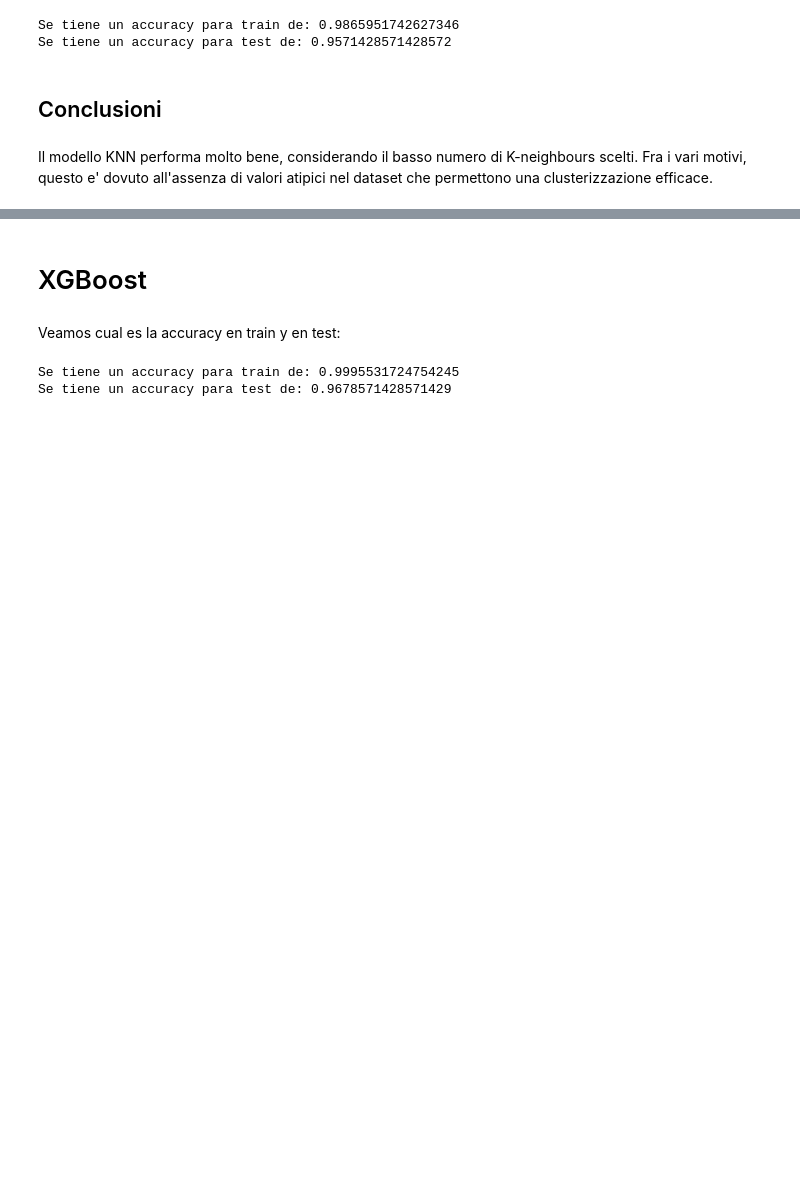
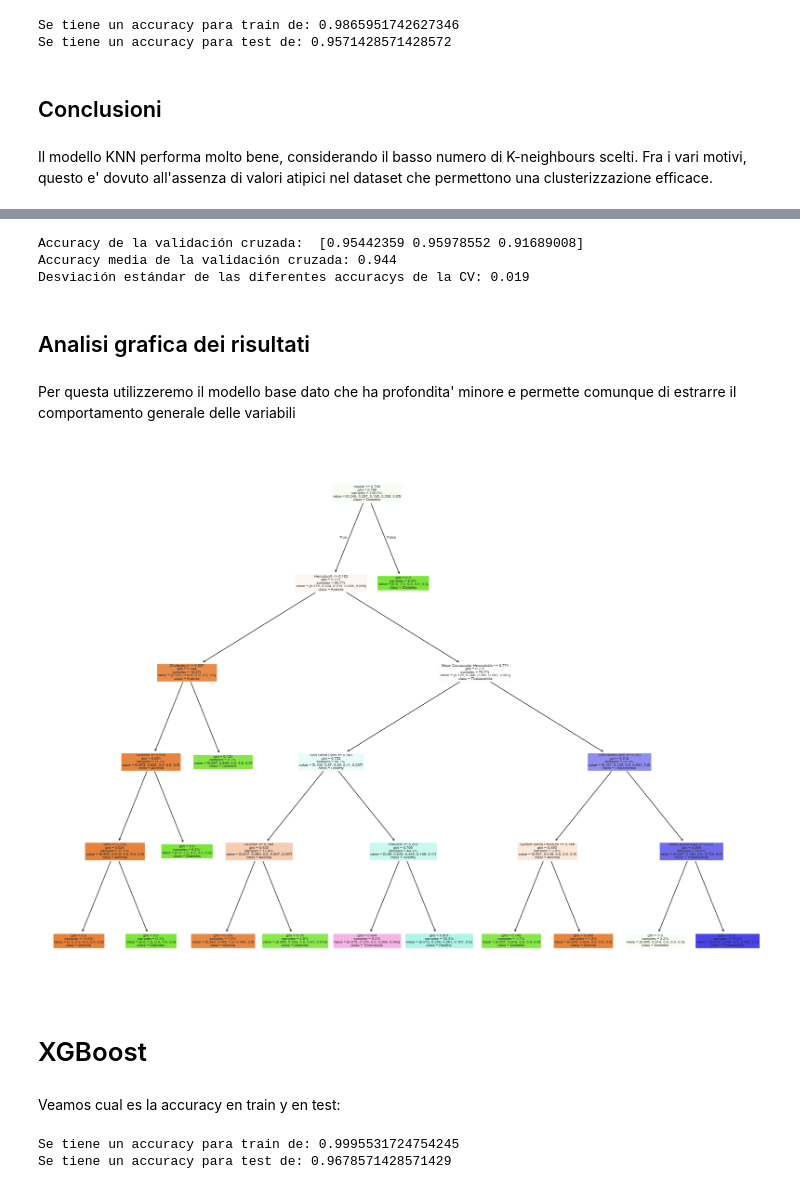
Before and after one commit to mariasuarezq/Multi_Agent_Model_for_Disease_Diagnosis_and_Classification, a Jupyter notebook: src/models_training/disease_classification/disease_classification.ipynb, the cells around one changed output, grey strips where cells are left out. Cells and saved outputs as stored; diff of their text form; code cells hidden in the pictures; blank space fills up the shorter version.

Commit message:
created tree classification

```diff
--- a/src/models_training/disease_classification/disease_classification.ipynb
+++ b/src/models_training/disease_classification/disease_classification.ipynb
@@ -415,0 +426,3 @@ Il modello KNN performa molto bene, considerando il basso numero di K-neighbours
+# %%
+arbol1 = DecisionTreeClassifier(min_samples_split=30, criterion='gini', max_depth = 5)
+arbol1.fit(X_train, y_train)
@@ -415,0 +460,16 @@ Il modello KNN performa molto bene, considerando il basso numero di K-neighbours
+# %%
+#cpp_alpha es el parámetro de complejidad, el cual establece “penalizaciones” si se producen muchas divisiones. Cuanto más alto
+# más pequeño será el árbol. Lo insertamos entre los parámetros para evitar overfitting
+params = {
+    'max_depth': [5, 10, 20],
+    'min_samples_split': [10, 30, 50],
+    'criterion': ["gini", "entropy"],  # son estos criterios porque las variables son categóricas
+    'ccp_alpha': [0.001, 0.005, 0.015]
+}
+scoring_metrics = ['accuracy', 'precision_macro', 'recall_macro', 'f1_macro']
+
+# cv = crossvalidation
+grid_search = GridSearchCV(estimator=arbol1,
+                           param_grid=params,
+                           cv=3, scoring = scoring_metrics, refit='accuracy')
+grid_search.fit(X_train, y_train)
@@ -415,0 +489,4 @@ Il modello KNN performa molto bene, considerando il basso numero di K-neighbours
+# %%
+results = pd.DataFrame(grid_search.cv_results_)
+accuracy_best_params = results.sort_values('rank_test_accuracy').iloc[0].params
+accuracy_best_params
@@ -415,0 +498,10 @@ Il modello KNN performa molto bene, considerando il basso numero di K-neighbours
+# %%
+best_model_tree = DecisionTreeClassifier(**accuracy_best_params)
+best_model_tree.fit(X_train, y_train)
+y_train_pred = best_model_tree.predict(X_train)
+y_test_pred = best_model_tree.predict(X_test)
+
+print("\nclassification_report train:")
+print(classification_report(y_train, y_train_pred))
+print("\nclassification_report test:")
+print(classification_report(y_test, y_test_pred))
@@ -416,3 +526,26 @@ Il modello KNN performa molto bene, considerando il basso numero di K-neighbours
+# %%
+cv_scores = cross_val_score(best_model_tree, X_train, y_train_encoded, cv=3)
+
+print("Accuracy de la validación cruzada: ", cv_scores)
+print("Accuracy media de la validación cruzada: %.3f" % np.mean(cv_scores))
+print("Desviación estándar de las diferentes accuracys de la CV: %.3f" % np.std(cv_scores))
+# %% [output]
+Accuracy de la validación cruzada:  [0.95442359 0.95978552 0.91689008]
+Accuracy media de la validación cruzada: 0.944
+Desviación estándar de las diferentes accuracys de la CV: 0.019
+# %% [markdown]
+## Analisi grafica dei risultati
+# %% [markdown]
+Per questa utilizzeremo il modello base dato che ha profondita' minore e permette comunque di estrarre il comportamento generale delle variabili
+# %%
+# Ajustar el mejor modelo con todo el conjunto de entrenamiento
+arbol1.fit(X_train, y_train)
+plt.figure(figsize=(20, 15))
+plot_tree(arbol1, feature_names=X_train.columns.tolist(), filled=True,
+         proportion = True, class_names=arbol1.classes_.tolist())
+plt.show()
+# %% [output]
+[figure, added]
 # %% [markdown]
 # XGBoost
 # %%
```
Also changed, not shown: parts of 23 cells of this notebook, 1 other file.
